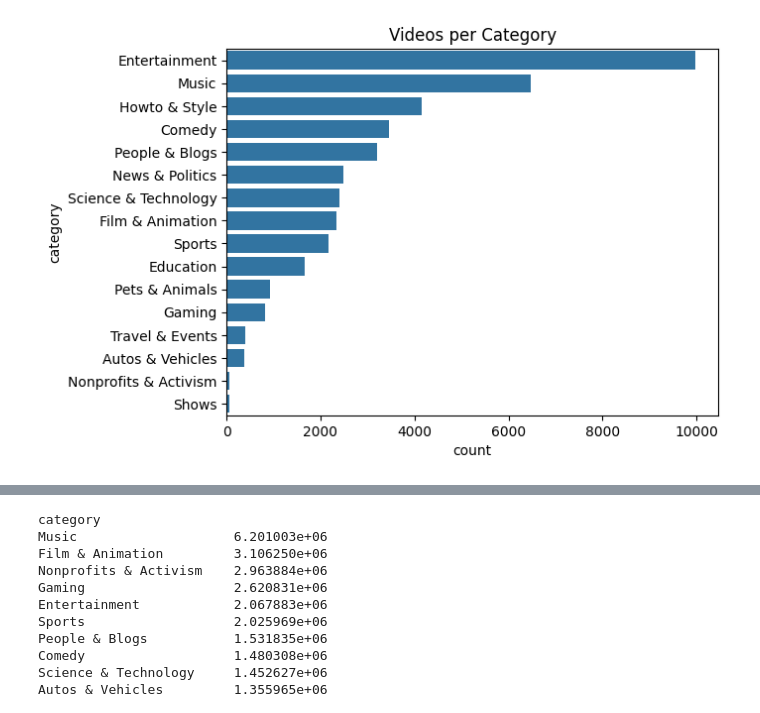
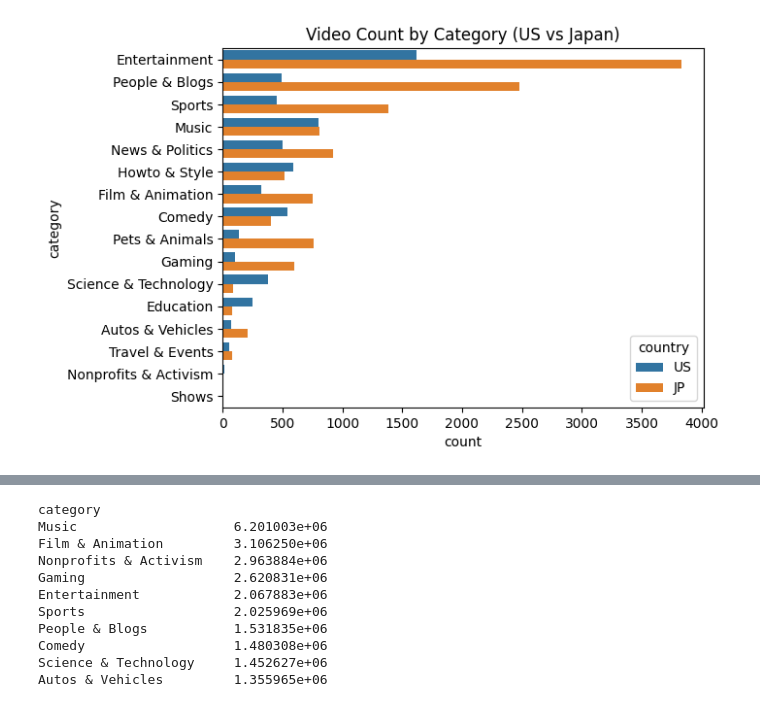
Before and after one commit to alvinacchow/youtube-analytics, a Jupyter notebook: notebooks/EDA.ipynb, the cells around one changed output, grey strips where cells are left out. Saved outputs shown, nothing was run; the diff lists cells and outputs as text; code cells hidden in the pictures.

```diff
--- a/notebooks/EDA.ipynb
+++ b/notebooks/EDA.ipynb
@@ -1,7 +1,23 @@
 # %%
+# Enable autoreload so edits to data_prep.py are picked up automatically
+%reload_ext autoreload
+%autoreload 2
+
+import sys
+from pathlib import Path
+import os
+# Add the parent folder (youtube-analytics/) to Python path
+sys.path.append(str(Path.cwd().parent))
+
+
+
+# Now you can import data_prep
+from data_prep import load_country
+
+# Load US and Japan data
+df_us = load_country('US')
+df_jp = load_country('JP', encoding='latin-1')
+
+# Combine both datasets
 import pandas as pd
-
-# Reads the CSV files and provides m
-df = pd.read_csv('../data/USvideos.csv')
-df.info()
-df.head()
+df = pd.concat([df_us, df_jp], ignore_index=True)
@@ -75,17 +86,18 @@ plt.show()
 # %%
 import sys
 import os
 sys.path.append(os.path.abspath('..'))  # go up one level to project root
 
 from data_prep import get_cat_map, load_and_clean
 
-df = load_and_clean()
-cat_map = get_cat_map()
-df['category'] = df['category_id'].map(cat_map)
 df['category'].value_counts()
-
-sns.countplot(y='category', data=df, order=df['category'].value_counts().index)
-plt.title("Videos per Category")
+sns.countplot(
+    data=df,
+    y='category',
+    hue='country',
+    order=df['category'].value_counts().index
+)
+plt.title("Video Count by Category (US vs Japan)")
 plt.show()
 # %% [output]
-[figure, old version]
+[figure, new version]
```
Also changed, not shown: parts of 13 cells of this notebook.
